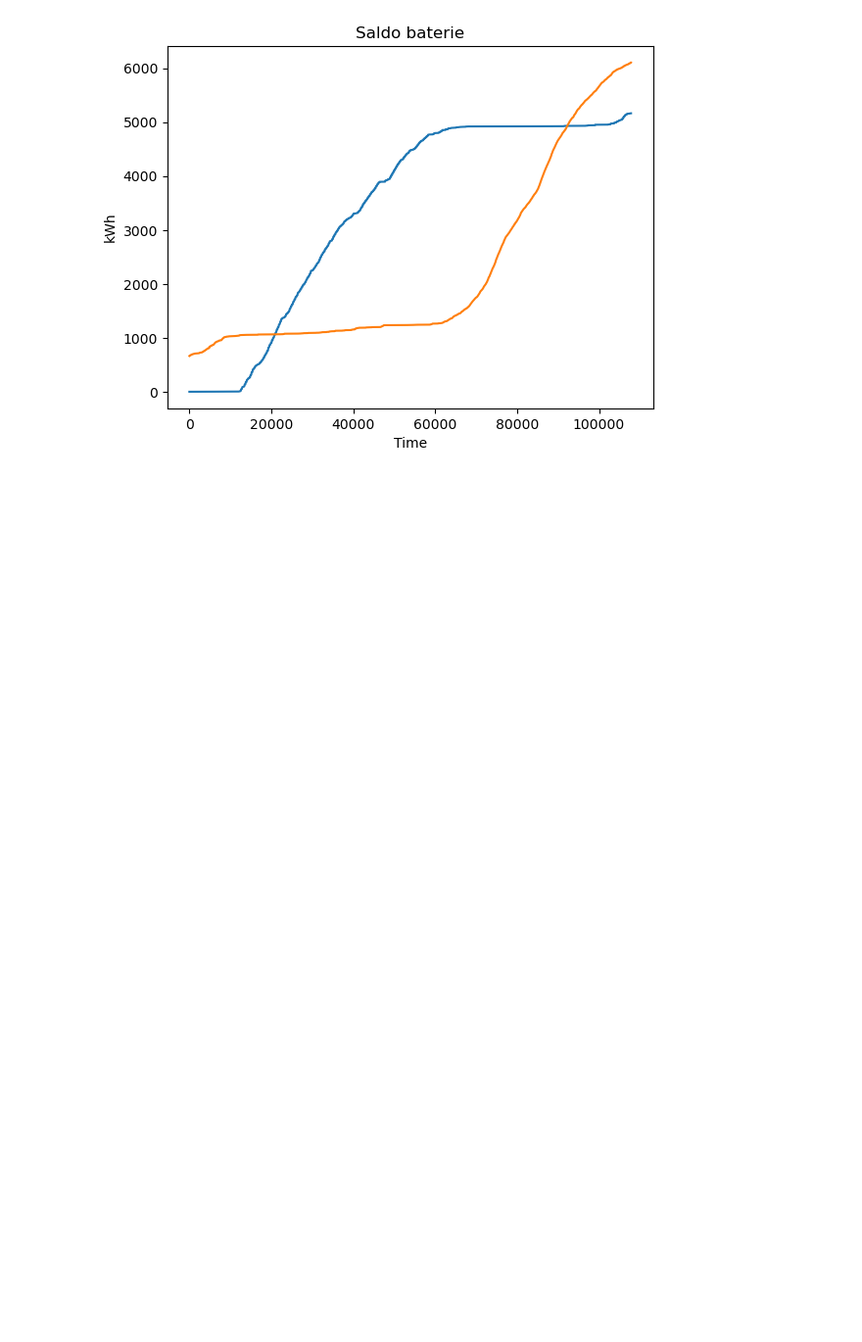
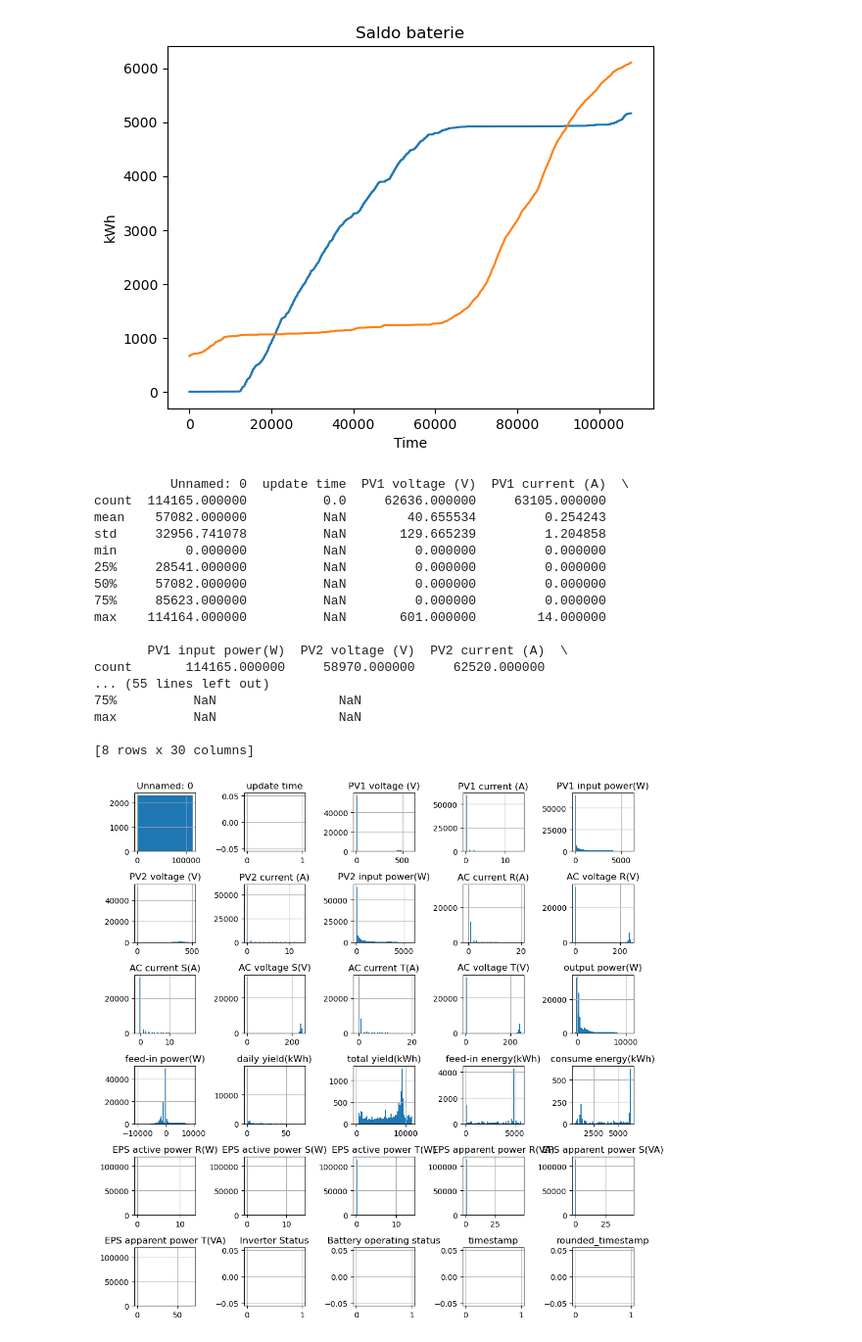
Before and after one commit to luukkass/finalprojekt, a Jupyter notebook: fve.ipynb, the cells around one changed output. Shown at 98% size. Cells and saved outputs as stored; diff of their text form; code cells hidden in the pictures; blank space fills up the shorter version.

```diff
--- a/fve.ipynb
+++ b/fve.ipynb
@@ -68,3 +68,32 @@ plt.title("Saldo baterie")
 plt.show()
 # %% [output]
 [figure]
+# %%
+fvefinal = pd.read_csv("fve_final.csv")
+
+fvefinal = fvefinal.apply(pd.to_numeric, errors='coerce')
+
+print(fvefinal.describe())
+
+fvefinal.hist(figsize=(10, 10), bins=50)
+plt.tight_layout()  # adjusts subplot params so that the subplot(s) fits in to the figure area
+plt.show()
+# %% [output]
+          Unnamed: 0  update time  PV1 voltage (V)  PV1 current (A)  \
+count  114165.000000          0.0     62636.000000     63105.000000
+mean    57082.000000          NaN        40.655534         0.254243
+std     32956.741078          NaN       129.665239         1.204858
+min         0.000000          NaN         0.000000         0.000000
+25%     28541.000000          NaN         0.000000         0.000000
+50%     57082.000000          NaN         0.000000         0.000000
+75%     85623.000000          NaN         0.000000         0.000000
+max    114164.000000          NaN       601.000000        14.000000
+
+       PV1 input power(W)  PV2 voltage (V)  PV2 current (A)  \
+count       114165.000000     58970.000000     62520.000000
+... (55 lines left out)
+75%          NaN                NaN
+max          NaN                NaN
+
+[8 rows x 30 columns]
+[figure, added]
```
Also changed, not shown: 1 other file.
